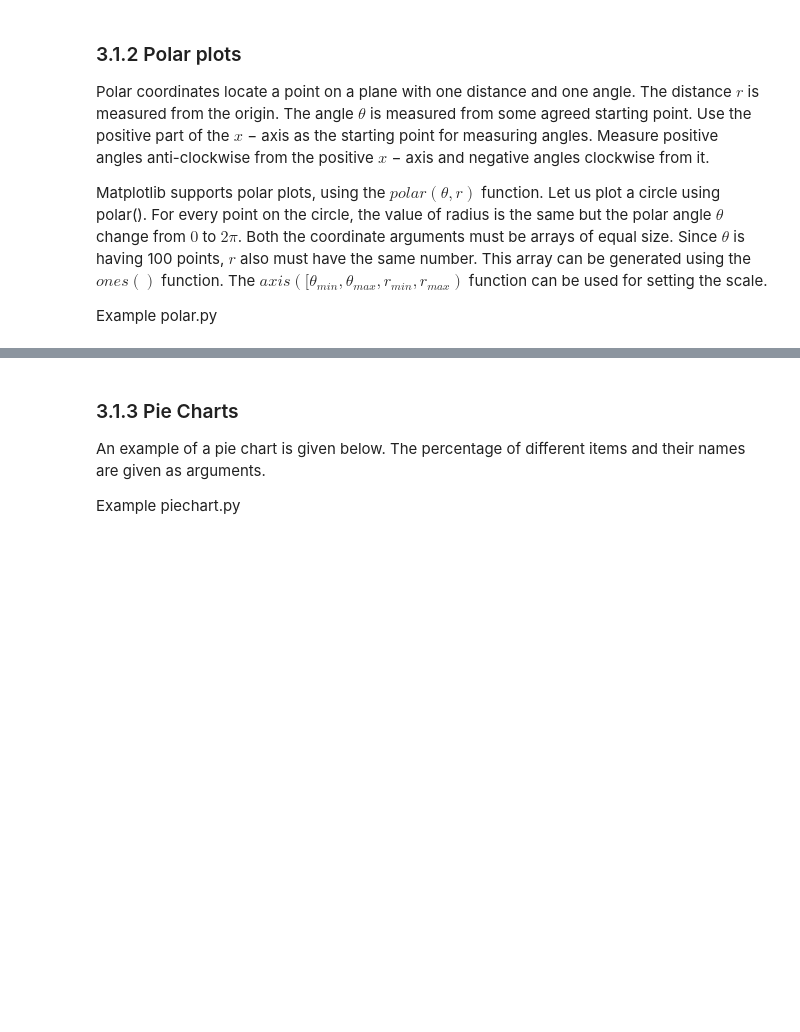
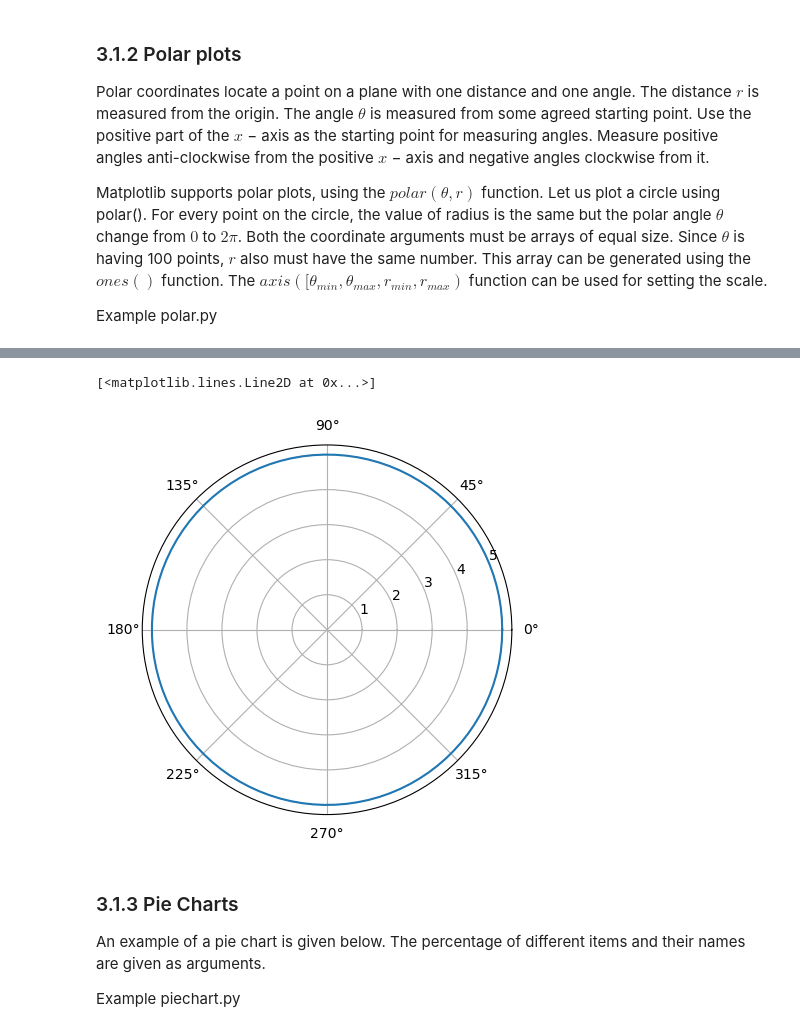
Before and after one commit to jacobantony987/python, a Jupyter notebook: 5SEC300 Python.ipynb, the cells around one changed output, grey strips where cells are left out. Drawn from its saved outputs; the diff is of its cells as text; code cells hidden in the pictures; blank space fills up the shorter version.

```diff
--- a/5SEC300 Python.ipynb
+++ b/5SEC300 Python.ipynb
@@ -1786,3 +1794,13 @@ Example polar.py
+# %%
+import matplotlib.pyplot as plt
+import numpy as np
+theta = np.linspace(0, 2 * np.pi, 100)
+r = 5 * ones(100)
+fig, ax = plt.subplots(subplot_kw={'projection': 'polar'})
+ax.plot(theta, r)
+# %% [output]
+[<matplotlib.lines.Line2D at 0x...>]
+[figure, added]
 # %% [markdown]
 ### 3.1.3 Pie Charts
 
```
Also changed, not shown: parts of 68 cells of this notebook.
